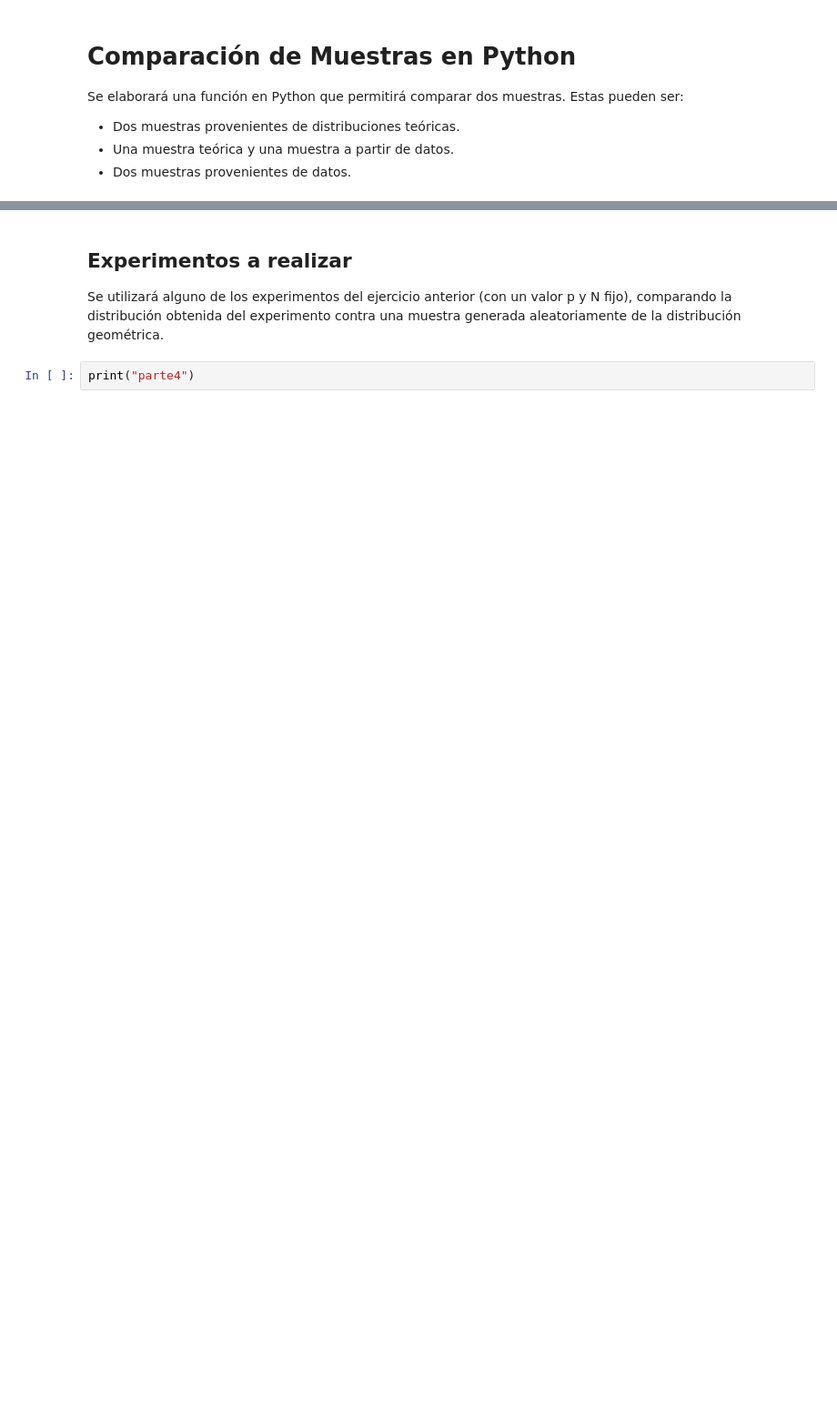
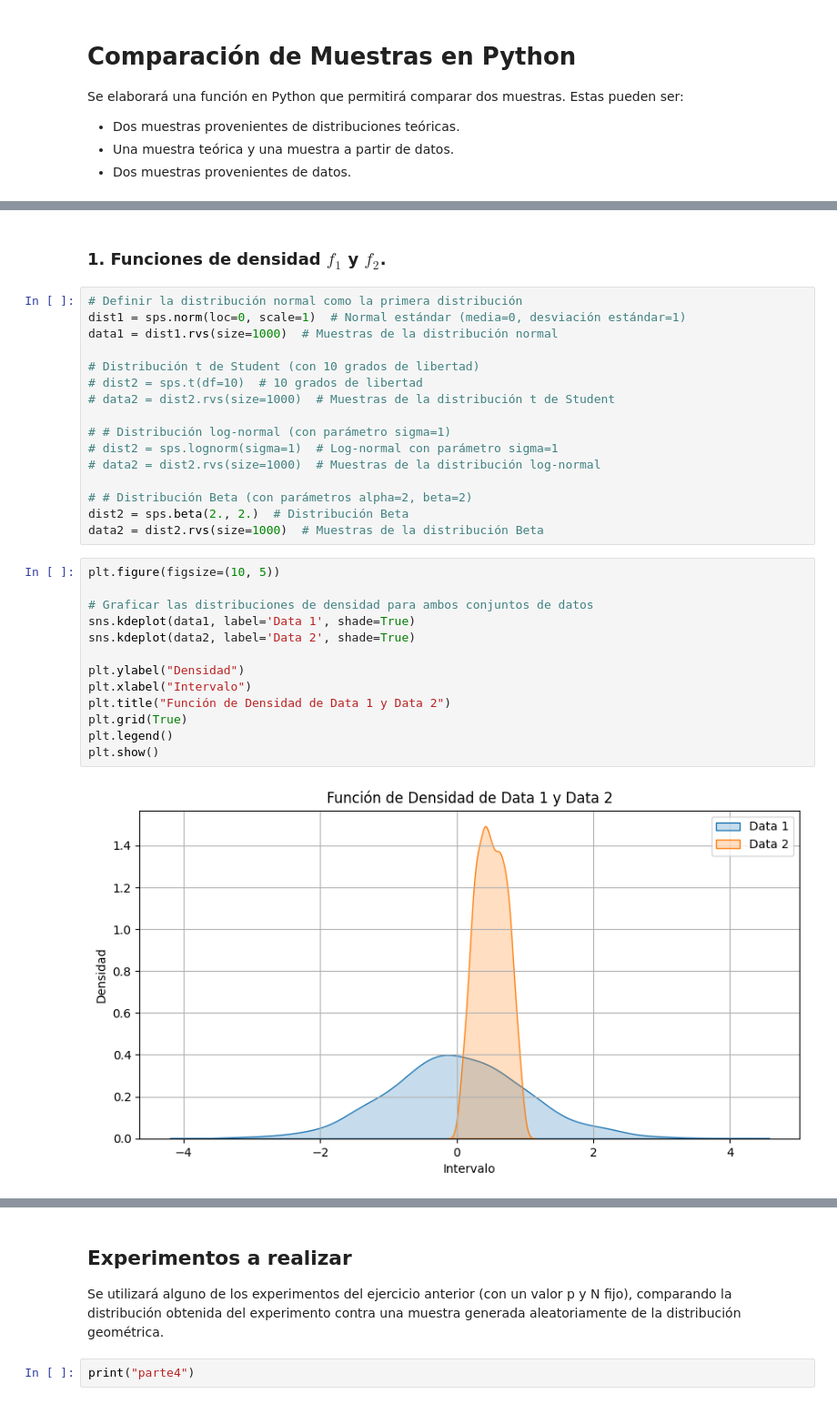
Before and after one commit to JosueSay/IntelligenceArtificial, a Jupyter notebook: labs/lab2/ejercicio2.ipynb, the cells around one changed output, grey strips where cells are left out. Shown at 91% size. Saved outputs shown, nothing was run; the diff lists cells and outputs as text; blank space fills up the shorter version.

```diff
--- a/labs/lab2/ejercicio2.ipynb
+++ b/labs/lab2/ejercicio2.ipynb
@@ -17,0 +18,34 @@ print("parte1")
+# %% [markdown]
+
+### 1. **Funciones de densidad** $ f_1 $ y $ f_2 $.
+# %%
+# Definir la distribución normal como la primera distribución
+dist1 = sps.norm(loc=0, scale=1)  # Normal estándar (media=0, desviación estándar=1)
+data1 = dist1.rvs(size=1000)  # Muestras de la distribución normal
+
+# Distribución t de Student (con 10 grados de libertad)
+# dist2 = sps.t(df=10)  # 10 grados de libertad
+# data2 = dist2.rvs(size=1000)  # Muestras de la distribución t de Student
+
+# # Distribución log-normal (con parámetro sigma=1)
+# dist2 = sps.lognorm(sigma=1)  # Log-normal con parámetro sigma=1
+# data2 = dist2.rvs(size=1000)  # Muestras de la distribución log-normal
+
+# # Distribución Beta (con parámetros alpha=2, beta=2)
+dist2 = sps.beta(2., 2.)  # Distribución Beta
+data2 = dist2.rvs(size=1000)  # Muestras de la distribución Beta
+# %%
+plt.figure(figsize=(10, 5))
+
+# Graficar las distribuciones de densidad para ambos conjuntos de datos
+sns.kdeplot(data1, label='Data 1', shade=True)
+sns.kdeplot(data2, label='Data 2', shade=True)
+
+plt.ylabel("Densidad")
+plt.xlabel("Intervalo")
+plt.title("Función de Densidad de Data 1 y Data 2")
+plt.grid(True)
+plt.legend()
+plt.show()
+# %% [output]
+[figure, added]
```
Also changed, not shown: parts of 17 cells of this notebook, 1 other file.
